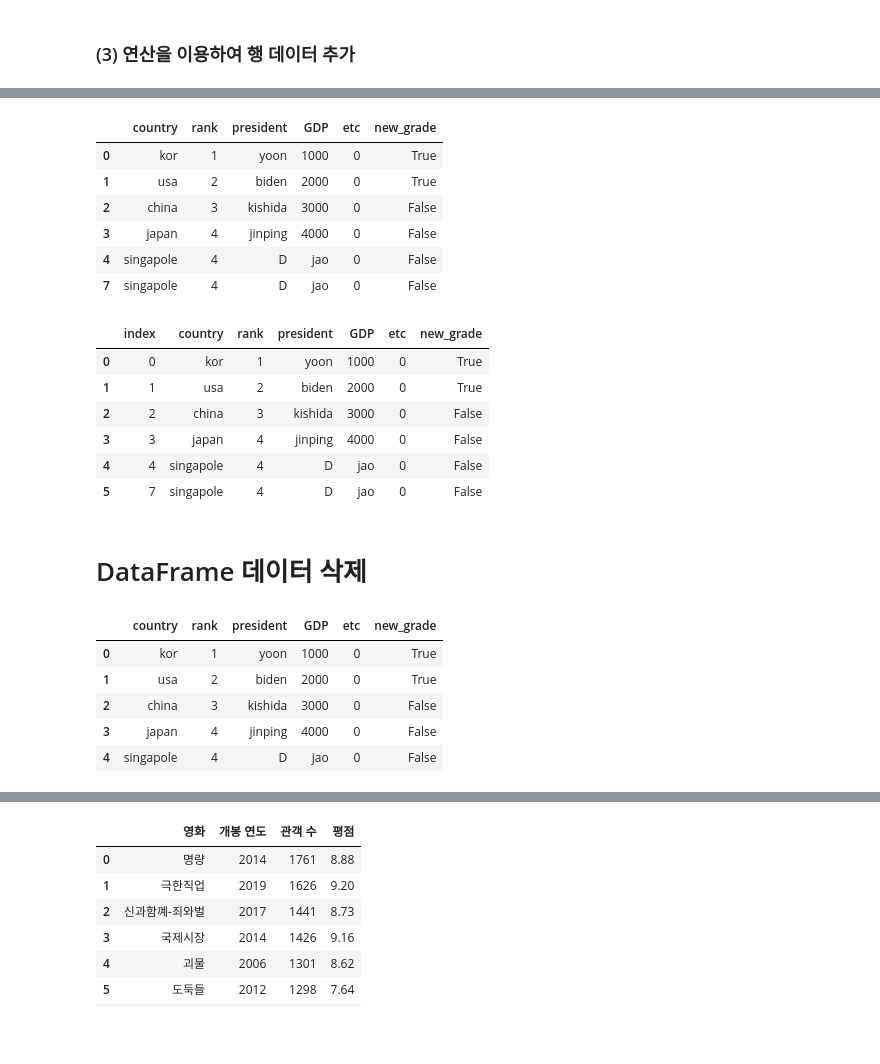
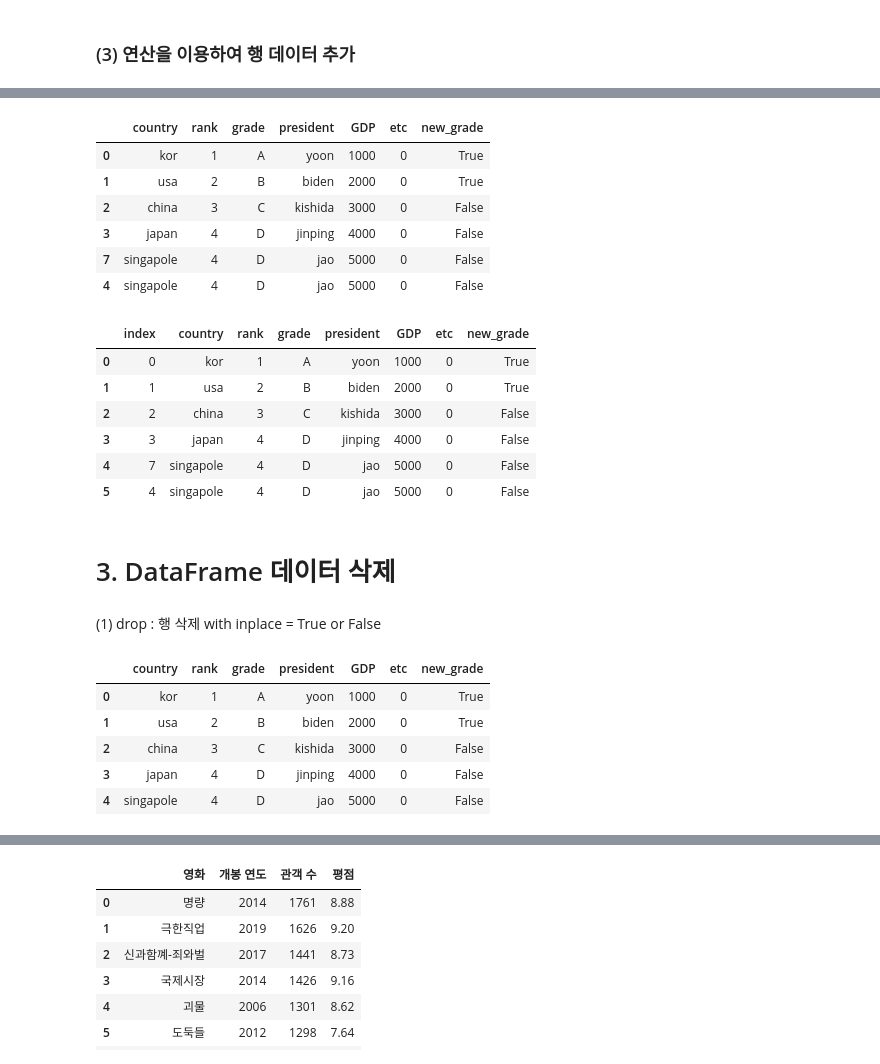
Before and after one commit to MattersOfData/Data-Analysis-with-Python, a Jupyter notebook: DAY4_Data Analytics Basics_Pandas.ipynb, the cells around one changed output, grey strips where cells are left out. Saved outputs shown, nothing was run; the diff lists cells and outputs as text; code cells hidden in the pictures; blank space fills up the shorter version.

```diff
--- a/DAY4_Data Analytics Basics_Pandas.ipynb
+++ b/DAY4_Data Analytics Basics_Pandas.ipynb
@@ -435,13 +468,6 @@ df.filter(like='r', axis=1)  # 컬럼명에 r가 포함된 출력, axis =1 (행
 | 1 | usa | 2 | B |
 | 2 | china | 3 | C |
 | 3 | japan | 4 | D |
-# %%
-data = {
-    'country' : ['kor','usa','china', 'japan'],
-    'rank' : [1,2,3,4],
-    'grade' : ['A','B','C','D']
-}
-df = pd.DataFrame(data)
 # %% [markdown]
 # 2.데이터 추가 및 삭제
 ## DataFrame 추가
@@ -452,11 +480,10 @@ df = pd.DataFrame(data)
 3) 데이터 프레임에 추가
 # %%
-president = pd.Series(['yoon','biden','kishida','jinping'], index=[0,1,2,3])
-president
-df['president'] = president
-print(df)
+president = pd.Series(['yoon','biden','kishida','jinping'], index=[0,1,2,3]) # 1) 시리즈 생성 with 2) 인덱스 값 설정
+df['president'] = president # 3) 데이터 프레임에 president 추가 & 담고 싶은 데이터 추가
+df
 
-GDP = pd.Series(['1000', '2000' , '3000','4000'])
-GDP
+GDP = pd.Series(['1000', '2000' , '3000','4000', '5000'])
 df['GDP'] = GDP
+df
 # %% [output]
@@ -500,40 +534,41 @@ df
 # %%
-import numpy as np
-
-df.loc[4] = ['singapole' ,4,'D', 'jao', 0, False]
-#안댁수 번호 3번에 해당 행 추가 !
-df.loc[7] = ['singapole' ,4,'D', 'jao', 0, False]
+df.loc[7] = ['singapole' , 4 ,'D', 'jao', '5000', 0, False] # 인덱스 값 7번에 해당 행 추가 !
+df.loc[4] = ['singapole' , 4 ,'D', 'jao', '5000', 0, False] # 인덱스 값 4번에 해당 행 추가 !
 df
 # %% [output]
-|  | country | rank | president | GDP | etc | new_grade |
-| 0 | kor | 1 | yoon | 1000 | 0 | True |
-| 1 | usa | 2 | biden | 2000 | 0 | True |
-| 2 | china | 3 | kishida | 3000 | 0 | False |
-| 3 | japan | 4 | jinping | 4000 | 0 | False |
-| 4 | singapole | 4 | D | jao | 0 | False |
-| 7 | singapole | 4 | D | jao | 0 | False |
+|  | country | rank | grade | president | GDP | etc | new_grade |
+| 0 | kor | 1 | A | yoon | 1000 | 0 | True |
+| 1 | usa | 2 | B | biden | 2000 | 0 | True |
+| 2 | china | 3 | C | kishida | 3000 | 0 | False |
+| 3 | japan | 4 | D | jinping | 4000 | 0 | False |
+| 7 | singapole | 4 | D | jao | 5000 | 0 | False |
+| 4 | singapole | 4 | D | jao | 5000 | 0 | False |
 # %%
-df.reset_index() # 인덱스 오름차순으로 재정렬(7 -> 4 인덱스로 바뀜)
-# 기본값은 ascedent = false (바로 반영 x)
+# 인덱스 재정렬(기본 :오름차순)
+## 만약, 기존 데이터에도 적용을 하고 싶다면, inplace = Ture
+## 기본값은 inplace = false (바로 반영 x)(생략가능)
+
+df.reset_index()
 # %% [output]
-|  | index | country | rank | president | GDP | etc | new_grade |
-| 0 | 0 | kor | 1 | yoon | 1000 | 0 | True |
-| 1 | 1 | usa | 2 | biden | 2000 | 0 | True |
-| 2 | 2 | china | 3 | kishida | 3000 | 0 | False |
-| 3 | 3 | japan | 4 | jinping | 4000 | 0 | False |
-| 4 | 4 | singapole | 4 | D | jao | 0 | False |
-| 5 | 7 | singapole | 4 | D | jao | 0 | False |
+|  | index | country | rank | grade | president | GDP | etc | new_grade |
+| 0 | 0 | kor | 1 | A | yoon | 1000 | 0 | True |
+| 1 | 1 | usa | 2 | B | biden | 2000 | 0 | True |
+| 2 | 2 | china | 3 | C | kishida | 3000 | 0 | False |
+| 3 | 3 | japan | 4 | D | jinping | 4000 | 0 | False |
+| 4 | 7 | singapole | 4 | D | jao | 5000 | 0 | False |
+| 5 | 4 | singapole | 4 | D | jao | 5000 | 0 | False |
 # %% [markdown]
-# DataFrame 데이터 삭제
+# 3. DataFrame 데이터 삭제
+# %% [markdown]
+(1) drop : 행 삭제 with inplace = True or False
 # %%
-## (1) drop : 행 삭제
-df = df.drop(index=7) # 실제로 삭제가 되지 않음
+df = df.drop(index = 7) # 실제로 삭제가 되지 않음
 df # 기존 데이터프레임은 그대로 있음 !
 # %% [output]
-|  | country | rank | president | GDP | etc | new_grade |
-| 0 | kor | 1 | yoon | 1000 | 0 | True |
-| 1 | usa | 2 | biden | 2000 | 0 | True |
-| 2 | china | 3 | kishida | 3000 | 0 | False |
-| 3 | japan | 4 | jinping | 4000 | 0 | False |
-| 4 | singapole | 4 | D | jao | 0 | False |
+|  | country | rank | grade | president | GDP | etc | new_grade |
+| 0 | kor | 1 | A | yoon | 1000 | 0 | True |
+| 1 | usa | 2 | B | biden | 2000 | 0 | True |
+| 2 | china | 3 | C | kishida | 3000 | 0 | False |
+| 3 | japan | 4 | D | jinping | 4000 | 0 | False |
+| 4 | singapole | 4 | D | jao | 5000 | 0 | False |
 # %%
```
Also changed, not shown: parts of 62 cells of this notebook.
